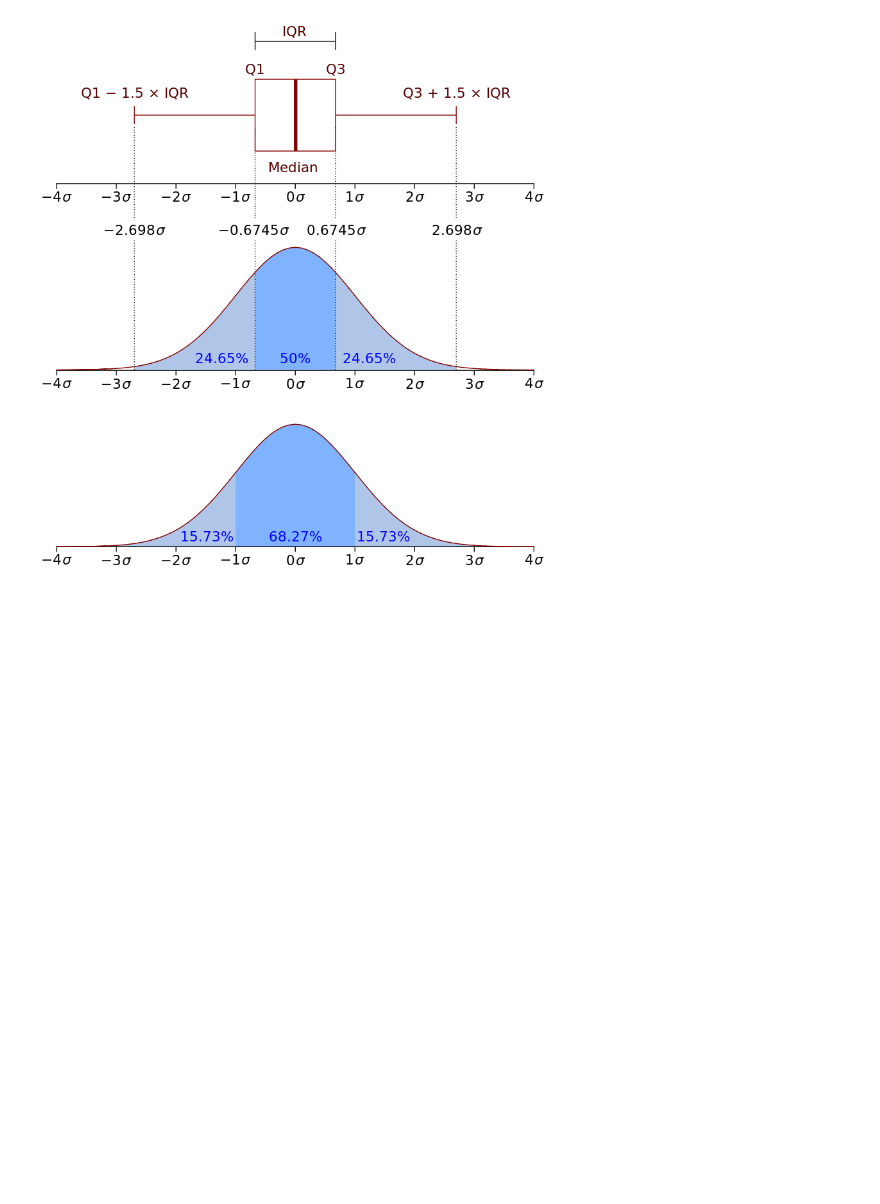
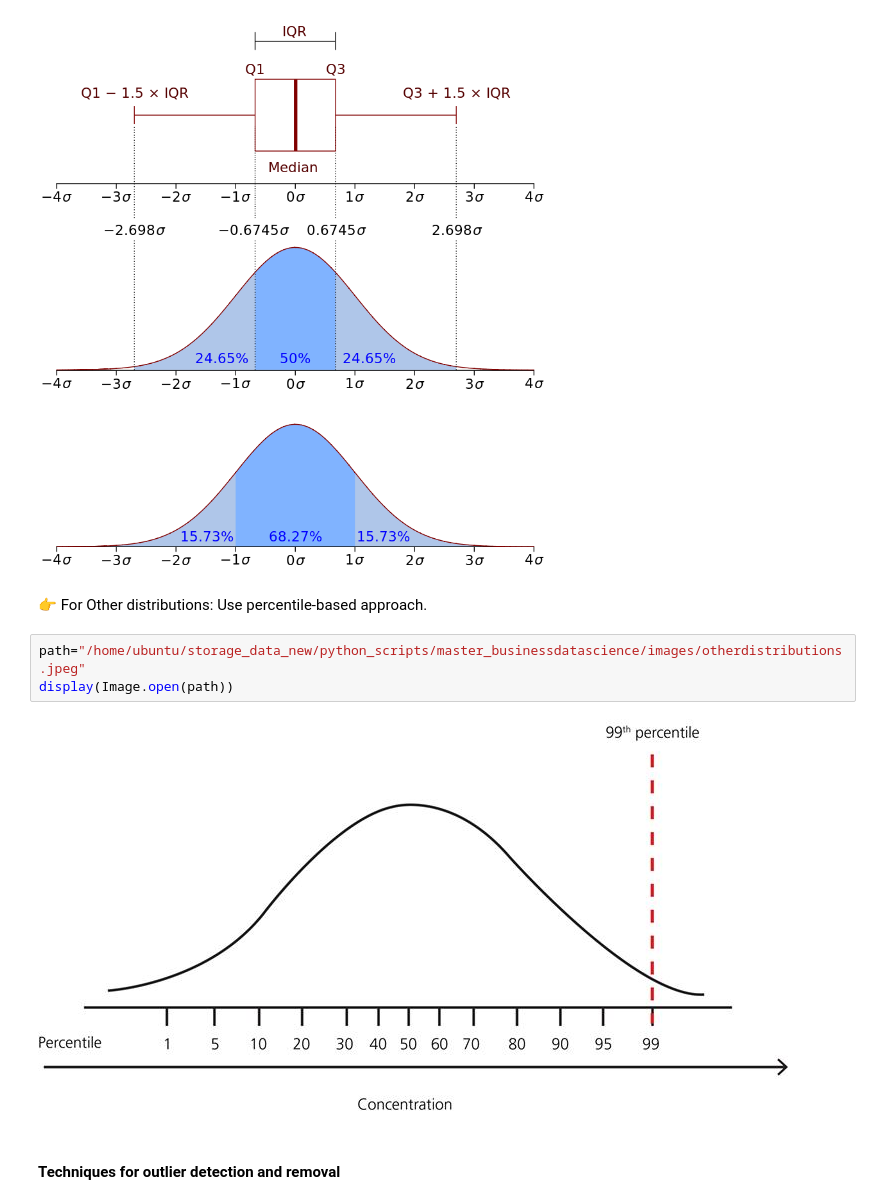
Before and after one commit to HamidBekamiri/EDA_GitHub, a Jupyter notebook: EDA_FIFA_2022.ipynb, the cells around one changed output. Cells and saved outputs as stored; diff of their text form; blank space fills up the shorter version.

Commit message:
outlier detection 2

```diff
--- a/EDA_FIFA_2022.ipynb
+++ b/EDA_FIFA_2022.ipynb
@@ -1293,3 +1308,12 @@ path="/home/ubuntu/storage_data_new/python_scripts/master_businessdatascience/im
 display(Image.open(path))
 # %% [output]
 [figure]
+# %% [markdown]
+👉 For Other distributions: Use percentile-based approach.
+# %%
+path="/home/ubuntu/storage_data_new/python_scripts/master_businessdatascience/images/otherdistributions.jpeg"
+display(Image.open(path))
+# %% [output]
+[figure, added]
+# %% [markdown]
+#### Techniques for outlier detection and removal
```
Also changed, not shown: parts of 23 cells of this notebook.
